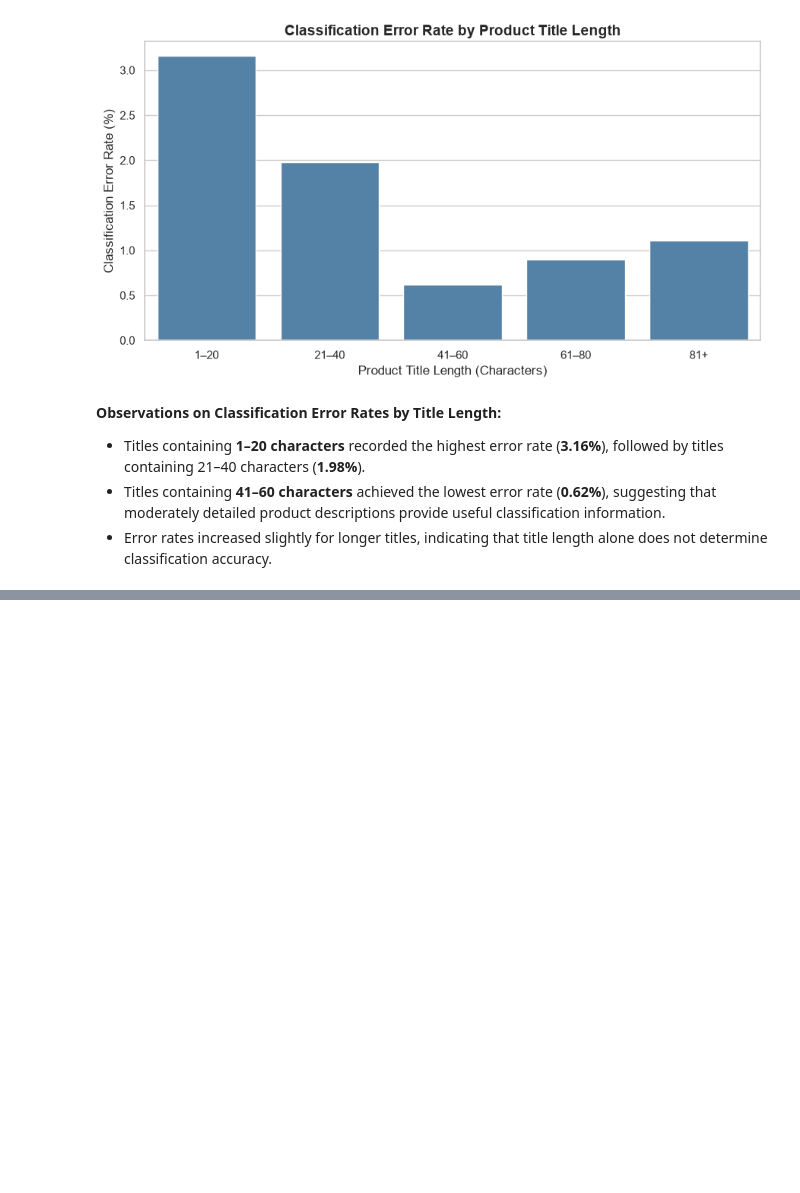
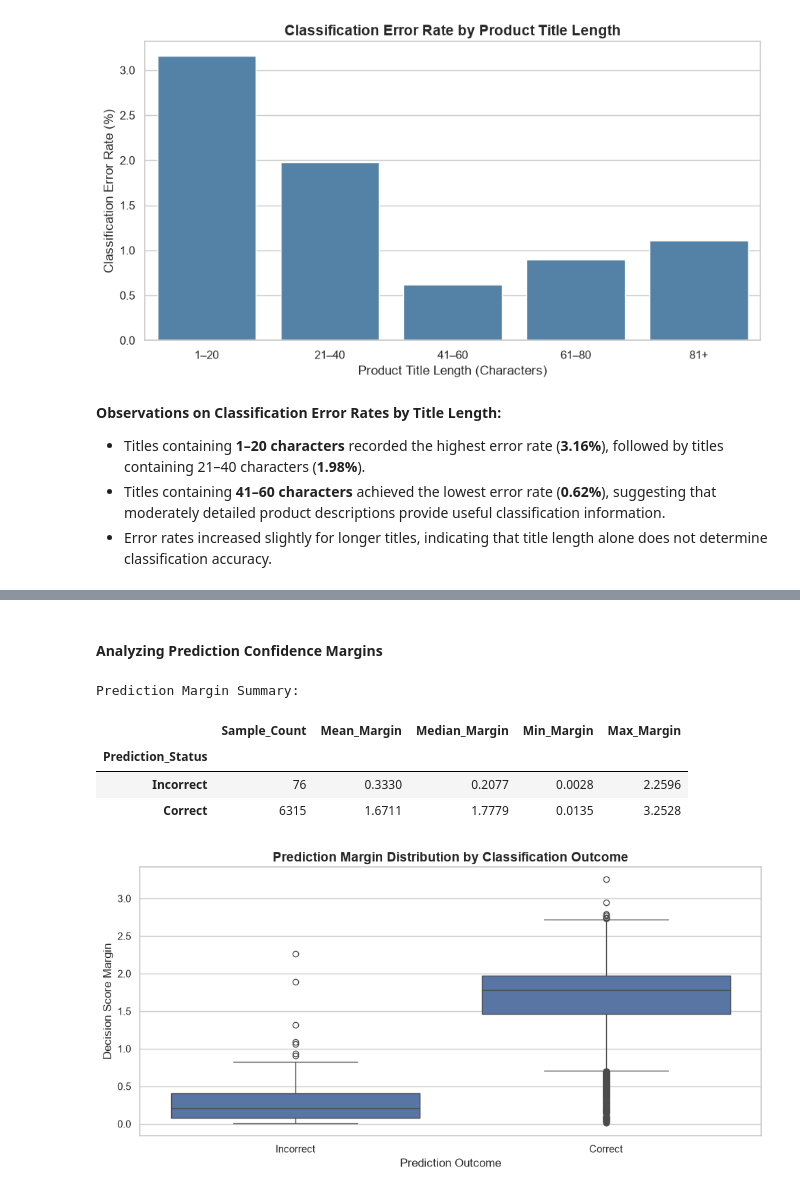
Before and after one commit to TejasMJ/Product-Taxonomy-Intelligence, a Jupyter notebook: notebooks/06_model_evaluation.ipynb, the cells around one changed output, grey strips where cells are left out. Cells and saved outputs as stored; diff of their text form; code cells hidden in the pictures; blank space fills up the shorter version.

Commit message:
Conidence margin error added

```diff
--- a/notebooks/06_model_evaluation.ipynb
+++ b/notebooks/06_model_evaluation.ipynb
@@ -772,0 +824,69 @@ Classification Error Rates by Title Length:
+# %% [markdown]
+#### Analyzing Prediction Confidence Margins
+# %%
+# Generating decision scores for test samples
+decision_scores = final_model.decision_function(X_test_char)
+
+# Identifying the two highest scores for each sample
+top_two_scores = np.sort(decision_scores, axis=1)[:, -2:]
+
+# Calculating prediction margins
+prediction_margins = (
+    top_two_scores[:, 1] - top_two_scores[:, 0]
+)
+
+# Adding margins to the prediction analysis
+prediction_analysis_df["Prediction_Margin"] = prediction_margins
+
+# Summarizing margins by prediction correctness
+margin_summary_df = (
+    prediction_analysis_df
+    .groupby("Correct_Prediction")
+    .agg(
+        Sample_Count=("Prediction_Margin", "size"),
+        Mean_Margin=("Prediction_Margin", "mean"),
+        Median_Margin=("Prediction_Margin", "median"),
+        Min_Margin=("Prediction_Margin", "min"),
+        Max_Margin=("Prediction_Margin", "max")
+    )
+    .rename(index={
+        True: "Correct",
+        False: "Incorrect"
+    })
+)
+
+margin_summary_df.index.name = "Prediction_Status"
+
+print("Prediction Margin Summary:")
+display(margin_summary_df.round(4))
+
+# Visualizing margin distributions
+plt.figure(figsize=(10, 5))
+
+sns.boxplot(
+    data=prediction_analysis_df,
+    x="Correct_Prediction",
+    y="Prediction_Margin",
+    order=[False, True]
+)
+
+plt.xticks([0, 1], ["Incorrect", "Correct"])
+
+plt.title(
+    "Prediction Margin Distribution by Classification Outcome",
+    fontsize=14,
+    fontweight="bold"
+)
+
+plt.xlabel("Prediction Outcome")
+plt.ylabel("Decision Score Margin")
+
+plt.tight_layout()
+plt.show()
+# %% [output]
+Prediction Margin Summary:
+|  | Sample_Count | Mean_Margin | Median_Margin | Min_Margin | Max_Margin |
+| Prediction_Status |  |  |  |  |  |
+| Incorrect | 76 | 0.3330 | 0.2077 | 0.0028 | 2.2596 |
+| Correct | 6315 | 1.6711 | 1.7779 | 0.0135 | 3.2528 |
+[figure, added]
```
Also changed, not shown: parts of 3 cells of this notebook.
